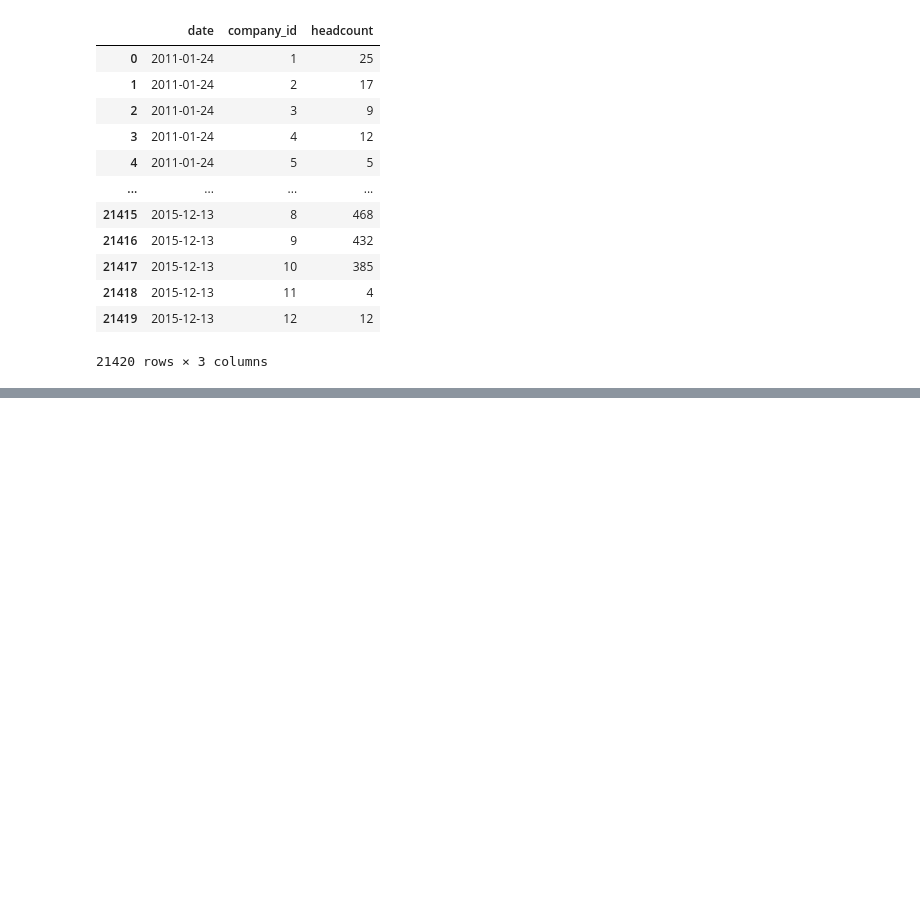
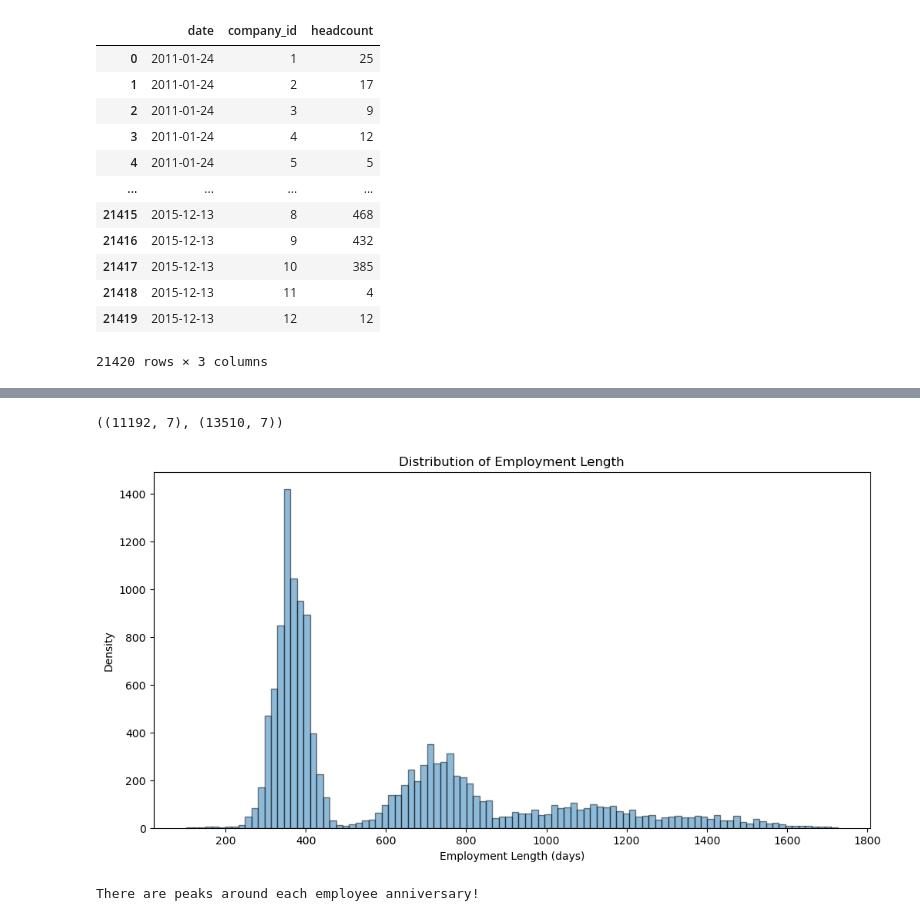
Before and after one commit to hxycorn/DS-Take-Home-Challenge, a Jupyter notebook: 3_Employee_Retention.ipynb, the cells around one changed output, grey strips where cells are left out. Saved outputs shown, nothing was run; the diff lists cells and outputs as text; code cells hidden in the pictures; blank space fills up the shorter version.

```diff
--- a/3_Employee_Retention.ipynb
+++ b/3_Employee_Retention.ipynb
@@ -115,0 +119,22 @@ df_headcount
+# %%
+#separate the stay and quit employees into two tables
+df_stay = df.query('quit_date.isnull()')
+df_quit = df.query('quit_date.notnull()')
+df_stay.shape, df_quit.shape
+# %% [output]
+((11192, 7), (13510, 7))
+# %%
+# employment length
+df_quit['work_length'] = (df_quit['quit_date'] - df_quit['join_date']).dt.days
+plt.figure(figsize=(12,6))
+hist_kws={'alpha':0.5, 'edgecolor':'black'}
+sns.distplot(df_quit['work_length'], bins=100, kde=False, hist_kws=hist_kws)
+plt.title('Distribution of Employment Length')
+plt.xlabel('Employment Length (days)')
+plt.ylabel('Density')
+plt.show()
+
+print('There are peaks around each employee anniversary!')
+# %% [output]
+[figure, added]
+There are peaks around each employee anniversary!
```
Also changed, not shown: parts of 12 cells of this notebook, 1 other file.
